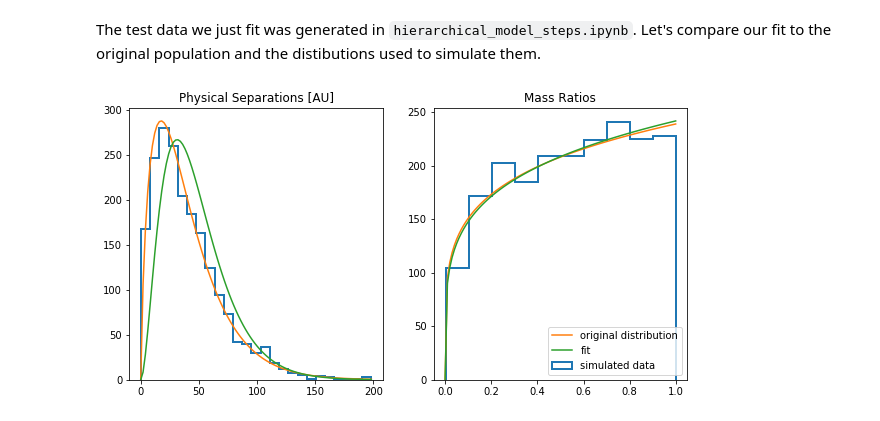
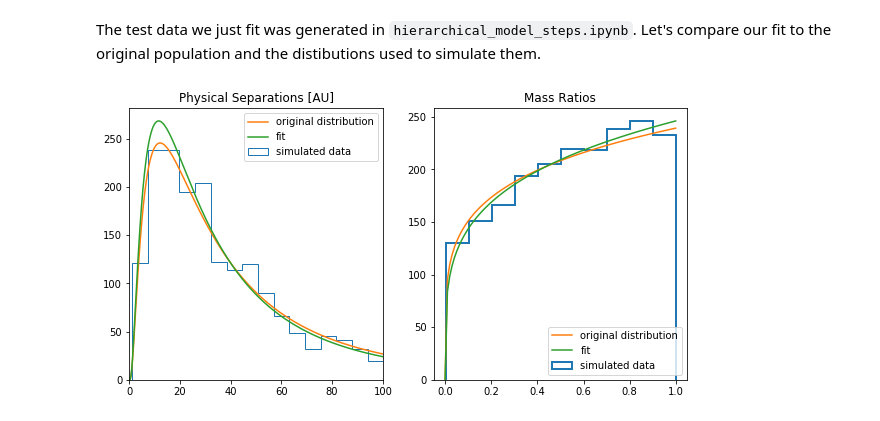
Before and after one commit to phys201/multstars, a Jupyter notebook: tutorial.ipynb, the cells around one changed output. Drawn from its saved outputs; the diff is of its cells as text; code cells hidden in the pictures.

Commit message:
Switched to lognormal distribution for separations
also changed calculation of inverse contrast ratio errors

```diff
--- a/tutorial.ipynb
+++ b/tutorial.ipynb
@@ -100,13 +102,11 @@ op_path = get_example_data_file_path('test_op0.txt')
 op = load_data(op_path)
 # %%
 # functions to plot
-def plot_gamma(mu, sigma, data, bins, label):
-    a = mu**2 /sigma**2
-    b = mu / sigma**2
-    xs = np.linspace(0, np.max(data), 100)
-    ys = st.gamma.pdf(xs, a, scale=1.0/b)
-    normed_y = len(data)*np.diff(bins)[0]*ys
-    plt.plot(xs, normed_y, label=label)
+def plot_lognorm(mu, sigma, data, bins, label):
+    xs = np.linspace(0, np.max(data), 10000)
+    pdfn = st.lognorm.pdf(xs, sigma, scale=np.exp(mu))
+    normedy = len(data)*np.diff(bins)[0]*pdfn
+    plt.plot(xs, normedy, label=label)
 
 def plot_power_law(index, data, bins, label):
     xs = np.linspace(0, np.max(data), 100)
@@ -116,18 +116,19 @@ def plot_power_law(index, data, bins, label):
 # %%
 fig = plt.figure(figsize=(10,5))
 
 plt.subplot(121)
 plt.title('Physical Separations [AU]')
-count, bns, ignored = plt.hist(op['sep_physical'], histtype='step', label='simulated data', bins=25, linewidth=2)
-plot_gamma(40, 30, op['sep_physical'], bns, 'original distribution')
-plot_gamma(c, w, op['sep_physical'], bns, 'fit')
-##plt.legend(loc='lower right');
+count, bns, ignored = plt.hist(op['sep_physical'], histtype='step', label='simulated data', bins=100, linewidth=1)
+plot_lognorm(3.5, 1, op['sep_physical'], bns, 'original distribution')
+plot_lognorm(c, w, op['sep_physical'], bns, 'fit')
+plt.xlim(0, 100)
+plt.legend();
 
 plt.subplot(122)
 plt.title('Mass Ratios')
 count, bns, ignored = plt.hist(op['mass_ratio'], histtype='step', label='simulated data', bins=10, linewidth=2)
 plot_power_law(1.2, op['mass_ratio'], bns, 'original distribution')
 plot_power_law(p, op['mass_ratio'], bns, 'fit')
 plt.legend(loc='lower right');
 # %% [output]
-[figure, old version]
+[figure, new version]
```
Also changed, not shown: parts of 9 cells of this notebook, 5 other files.
